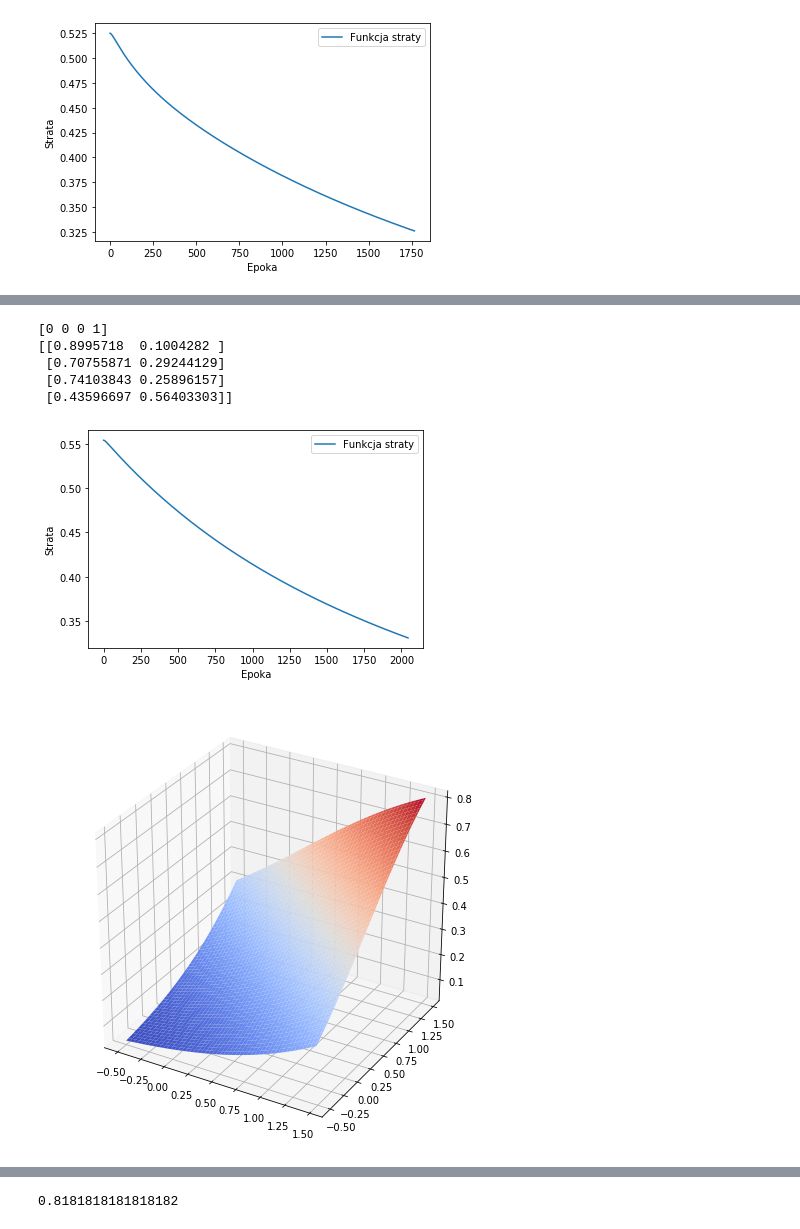
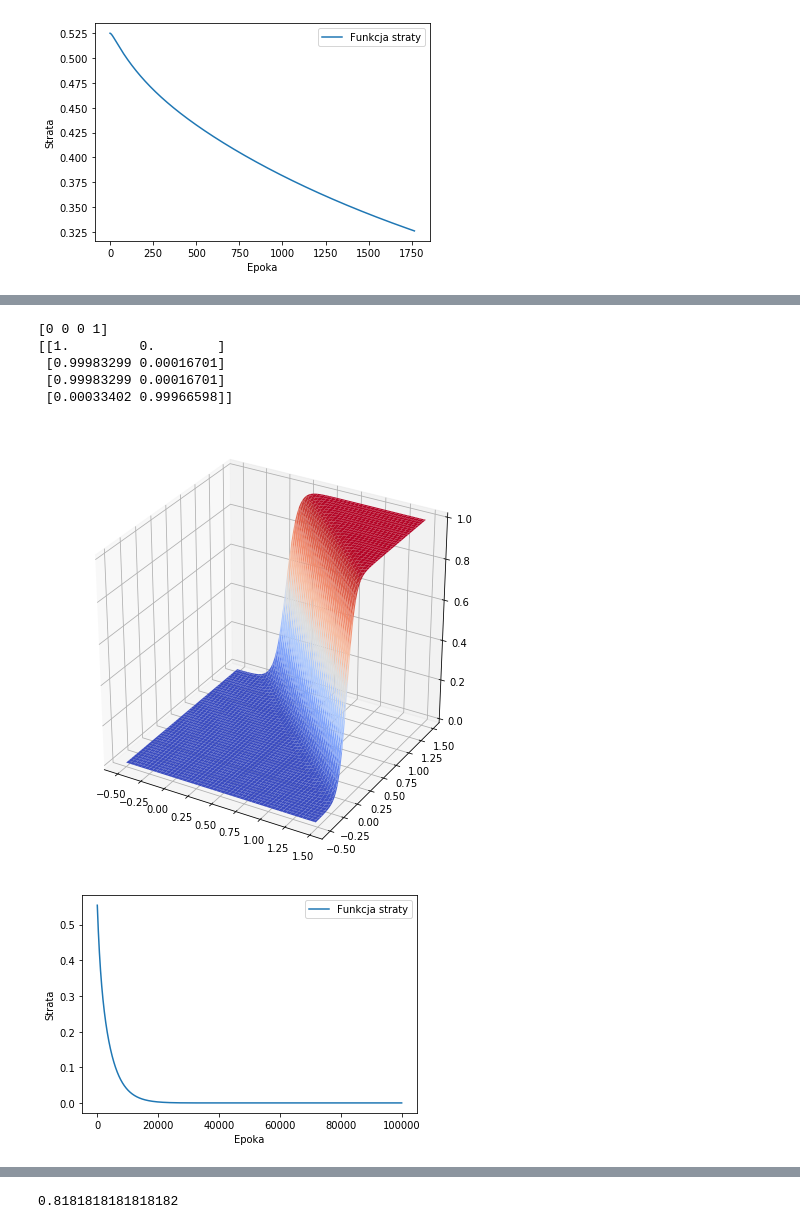
Before and after one commit to Maaslak/UM_NN, a Jupyter notebook: 9_UczenieNadzorowane.ipynb, the cells around one changed output, grey strips where cells are left out. Saved outputs shown, nothing was run; the diff lists cells and outputs as text; code cells hidden in the pictures.

```diff
--- a/9_UczenieNadzorowane.ipynb
+++ b/9_UczenieNadzorowane.ipynb
@@ -99,14 +101,14 @@ printResults(clf, "and_2_identity")
 # %%
 clf = MLPClassifier(activation='logistic', hidden_layer_sizes=(), solver='sgd', alpha=1e-5, random_state=1,
-                    max_iter=10000, n_iter_no_change=1000)
+                    max_iter=10000, n_iter_no_change=10000)
 clf.fit(X, y)
 
 printResults(clf, "and_1_logistic")
 # %% [output]
 [0 0 0 1]
-[[0.8995718  0.1004282 ]
- [0.70755871 0.29244129]
- [0.74103843 0.25896157]
- [0.43596697 0.56403303]]
+[[1.         0.        ]
+ [0.99983299 0.00016701]
+ [0.99983299 0.00016701]
+ [0.00033402 0.99966598]]
-[figure, old version]
+[figure, new version]
-[figure, old version]
+[figure, new version]
```
Also changed, not shown: parts of 13 cells of this notebook, 21 other files.
